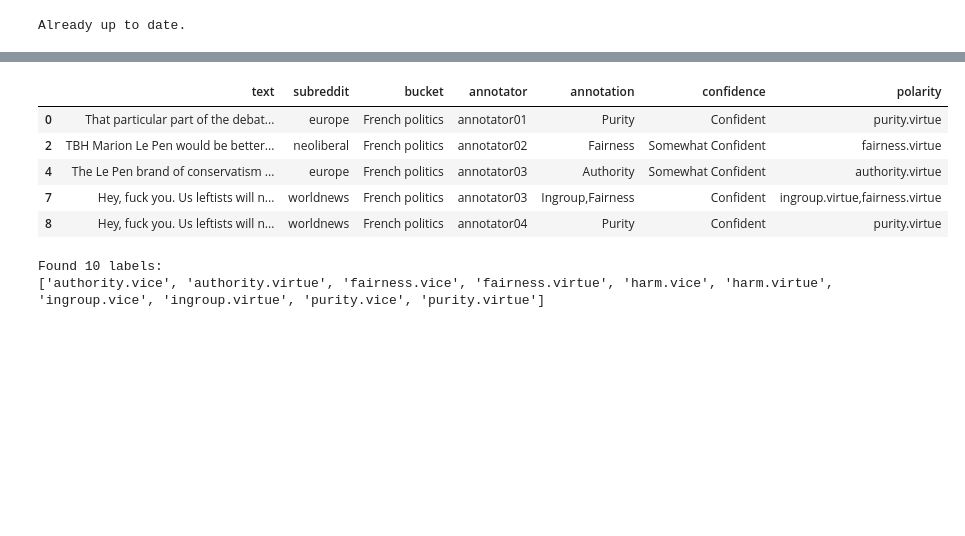
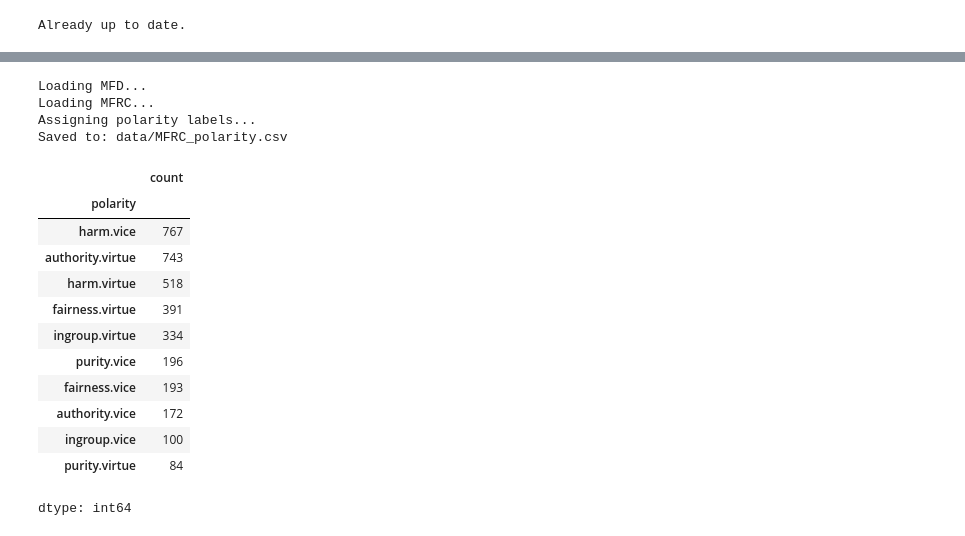
Before and after one commit to Pacozabala/CSCI199.X-workbench, a Jupyter notebook: roberta_experiment.ipynb, the cells around one changed output, grey strips where cells are left out. Cells and saved outputs as stored; diff of their text form; code cells hidden in the pictures; blank space fills up the shorter version.

```diff
--- a/roberta_experiment.ipynb
+++ b/roberta_experiment.ipynb
@@ -21,31 +40,42 @@ Already up to date.
+# %%
+%%bash
+cd CSCI199.X-workbench/
+python scripts/bow_polarity_label.py \
+    --output_path data/MFRC_polarity.csv \
+    --use_lemma \
+    --use_frequency \
+    --tie_break drop \
+    --drop_zero_signal
+# %% [output]
+Loading MFD...
+Loading MFRC...
+Assigning polarity labels...
+Saved to: data/MFRC_polarity.csv
 # %%
 import pandas as pd
 
-df = pd.read_csv("CSCI199.X-workbench/data/MFRC_polarities.csv")
-df = df.dropna(subset=['polarity'])
-df.head()
+df = pd.read_csv("CSCI199.X-workbench/data/MFRC_polarity.csv")
+
+df = df[["text", "polarity"]].copy()
+df = df.dropna(subset=["polarity"])
+
+df["polarity"] = df["polarity"].str.split(",")
+df = df.explode("polarity")
+df["polarity"] = df["polarity"].str.strip()
+df = df.drop_duplicates()
+
+df["polarity"].value_counts()
 # %% [output]
-|  | text | subreddit | bucket | annotator | annotation | confidence | polarity |
-| 0 | That particular part of the debat... | europe | French politics | annotator01 | Purity | Confident | purity.virtue |
-| 2 | TBH Marion Le Pen would be better... | neoliberal | French politics | annotator02 | Fairness | Somewhat Confident | fairness.virtue |
-| 4 | The Le Pen brand of conservatism ... | europe | French politics | annotator03 | Authority | Somewhat Confident | authority.virtue |
-| 7 | Hey, fuck you. Us leftists will n... | worldnews | French politics | annotator03 | Ingroup,Fairness | Confident | ingroup.virtue,fairness.virtue |
-| 8 | Hey, fuck you. Us leftists will n... | worldnews | French politics | annotator04 | Purity | Confident | purity.virtue |
+|  | count |
+| polarity |  |
+| harm.vice | 767 |
+| authority.virtue | 743 |
+| harm.virtue | 518 |
+| fairness.virtue | 391 |
+| ingroup.virtue | 334 |
+| purity.vice | 196 |
+| fairness.vice | 193 |
+| authority.vice | 172 |
+| ingroup.vice | 100 |
+| purity.virtue | 84 |
+dtype: int64
-# %%
-df = df[["text", "polarity"]].copy()
-df = df.dropna(subset=["polarity"])
-
-df["polarity"] = df["polarity"].str.split(",")
-df = df.explode("polarity")
-df["polarity"] = df["polarity"].str.strip()
-df = df.drop_duplicates()
-
-
-all_texts = df["text"].unique()
-all_labels = sorted(df["polarity"].unique())
-
-print(f"Found {len(all_labels)} labels:")
-print(all_labels)
-# %% [output]
-Found 10 labels:
-['authority.vice', 'authority.virtue', 'fairness.vice', 'fairness.virtue', 'harm.vice', 'harm.virtue', 'ingroup.vice', 'ingroup.virtue', 'purity.vice', 'purity.virtue']
```
Also changed, not shown: parts of 9 cells of this notebook.
